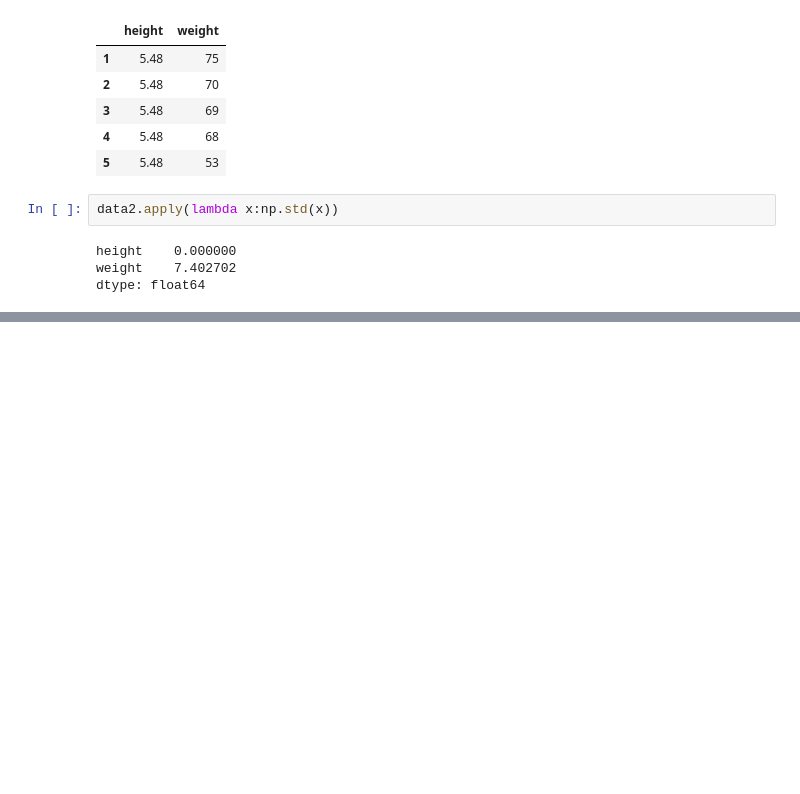
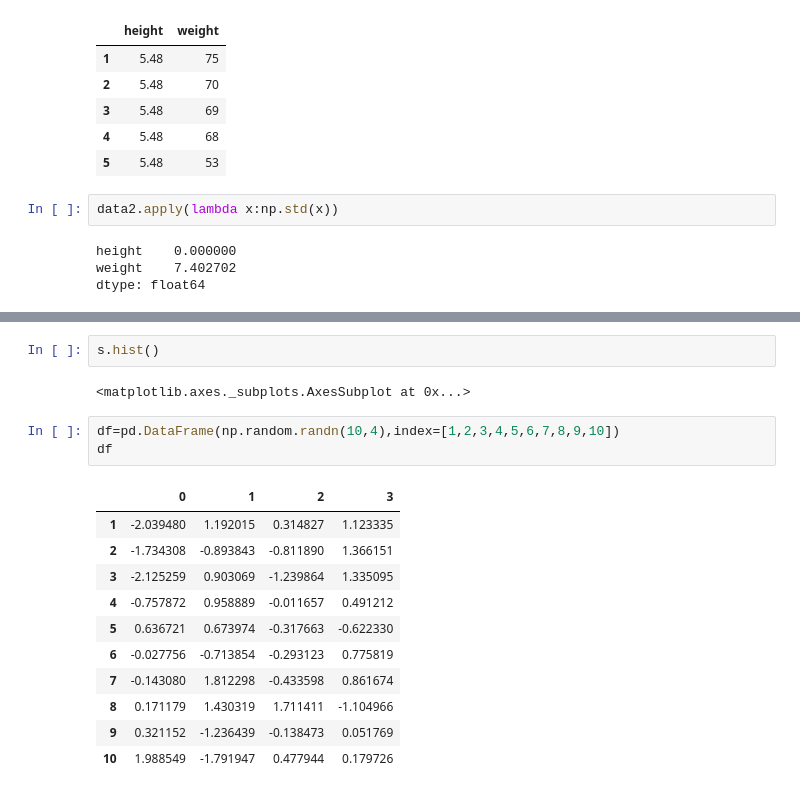
Before and after one commit to kirtibajaj/DataScience, a Jupyter notebook: PAndas_Intro.ipynb, the cells around one changed output, grey strips where cells are left out. Cells and saved outputs as stored; diff of their text form; blank space fills up the shorter version.

```diff
--- a/PAndas_Intro.ipynb
+++ b/PAndas_Intro.ipynb
@@ -590,0 +653,19 @@ dtype: float64
+# %%
+s.hist()
+# %% [output]
+<matplotlib.axes._subplots.AxesSubplot at 0x...>
+# %%
+df=pd.DataFrame(np.random.randn(10,4),index=[1,2,3,4,5,6,7,8,9,10])
+df
+# %% [output]
+|  | 0 | 1 | 2 | 3 |
+| 1 | -2.039480 | 1.192015 | 0.314827 | 1.123335 |
+| 2 | -1.734308 | -0.893843 | -0.811890 | 1.366151 |
+| 3 | -2.125259 | 0.903069 | -1.239864 | 1.335095 |
+| 4 | -0.757872 | 0.958889 | -0.011657 | 0.491212 |
+| 5 | 0.636721 | 0.673974 | -0.317663 | -0.622330 |
+| 6 | -0.027756 | -0.713854 | -0.293123 | 0.775819 |
+| 7 | -0.143080 | 1.812298 | -0.433598 | 0.861674 |
+| 8 | 0.171179 | 1.430319 | 1.711411 | -1.104966 |
+| 9 | 0.321152 | -1.236439 | -0.138473 | 0.051769 |
+| 10 | 1.988549 | -1.791947 | 0.477944 | 0.179726 |
```
Also changed, not shown: parts of 21 cells of this notebook, 2 other files.
